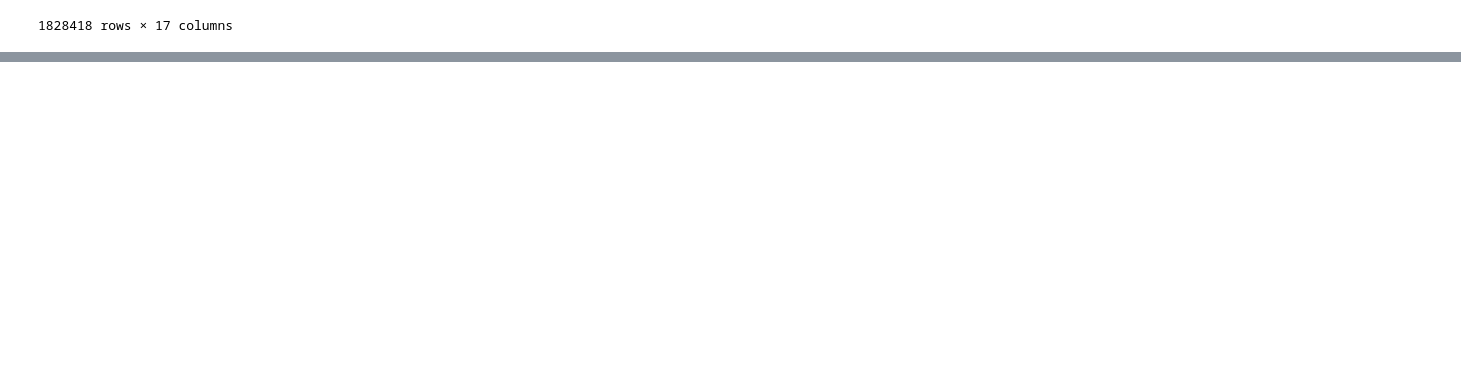
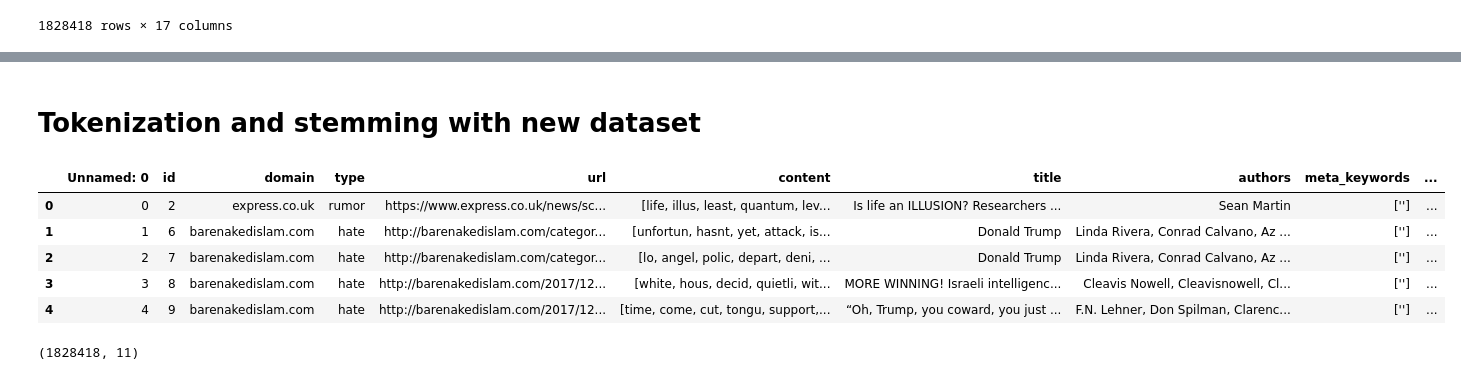
Before and after one commit to Thandriss/ISS, a Jupyter notebook: data_proc.ipynb, the cells around one changed output, grey strips where cells are left out. Drawn from its saved outputs; the diff is of its cells as text; code cells hidden in the pictures; blank space fills up the shorter version.

Commit message:
Kaggle Notebook | Data proc stem | Version 2

```diff
--- a/data_proc.ipynb
+++ b/data_proc.ipynb
@@ -80,0 +134,5 @@ NameError: name 'get_stop_words' is not defined
+# %%
+PATH_TO_TT = '/kaggle/working/'
+df = pd.read_csv('/kaggle/input/cleanedfakenews/cleaned.csv')
+
+df
@@ -81,17 +156,27 @@ NameError: name 'get_stop_words' is not defined
+# %% [markdown]
+# Tokenization and stemming with new dataset
 # %%
-
-
 def tokenize(txt):
     tokens = re.split('\W+', txt)
-    return tokens
+    text = [porter_stemmer.stem(word) for word in tokens]
+    return text
 # %%
-df.content = df.content.apply(lambda x: tokenize(x))
-
+df.content = df.content.apply(lambda x: tokenize(str(x)))
+gc.collect()
 df.head()
+# %% [output]
+|  | Unnamed: 0 | id | domain | type | url | content | title | authors | meta_keywords | ... |
+| 0 | 0 | 2 | express.co.uk | rumor | https://www.express.co.uk/news/sc... | [life, illus, least, quantum, lev... | Is life an ILLUSION? Researchers ... | Sean Martin | [''] | ... |
+| 1 | 1 | 6 | barenakedislam.com | hate | http://barenakedislam.com/categor... | [unfortun, hasnt, yet, attack, is... | Donald Trump | Linda Rivera, Conrad Calvano, Az ... | [''] | ... |
+| 2 | 2 | 7 | barenakedislam.com | hate | http://barenakedislam.com/categor... | [lo, angel, polic, depart, deni, ... | Donald Trump | Linda Rivera, Conrad Calvano, Az ... | [''] | ... |
+| 3 | 3 | 8 | barenakedislam.com | hate | http://barenakedislam.com/2017/12... | [white, hous, decid, quietli, wit... | MORE WINNING! Israeli intelligenc... | Cleavis Nowell, Cleavisnowell, Cl... | [''] | ... |
+| 4 | 4 | 9 | barenakedislam.com | hate | http://barenakedislam.com/2017/12... | [time, come, cut, tongu, support,... | “Oh, Trump, you coward, you just ... | F.N. Lehner, Don Spilman, Clarenc... | [''] | ... |
 # %%
 # PATH_TO_TT = '/kaggle/working/'
 # df = pd.read_csv('/kaggle/input/firstfakenew/first.csv')
 
 df.shape
+# %% [output]
+(1828418, 11)
 # %%
 df
```
Also changed, not shown: parts of 18 cells of this notebook.
